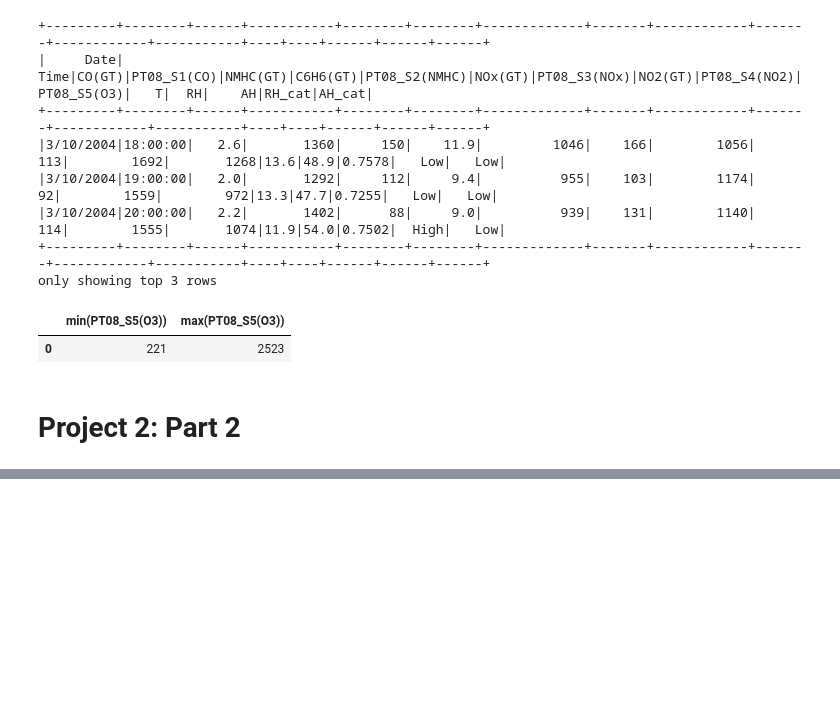
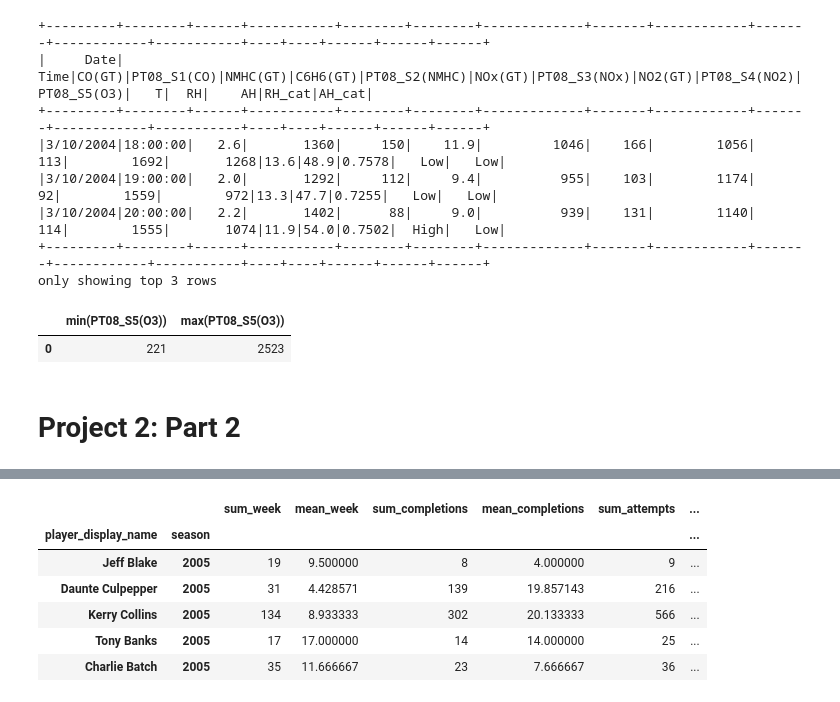
Before and after one commit to lytyler/ST554_project2, a Jupyter notebook: project2_part1b_part2.ipynb, the cells around one changed output, grey strips where cells are left out. Cells and saved outputs as stored; diff of their text form; code cells hidden in the pictures; blank space fills up the shorter version.

```diff
--- a/project2_part1b_part2.ipynb
+++ b/project2_part1b_part2.ipynb
@@ -345,0 +358,6 @@ sdc_air2.numColSummarizer(column = "PT08_S5(O3)")
+# %%
+#import modules
+import pandas as pd
+import numpy as np
+import pyspark.pandas as ps
+ps.set_option("compute.fail_on_ansi_mode", False)
@@ -345,0 +413,28 @@ sdc_air2.numColSummarizer(column = "PT08_S5(O3)")
+# %%
+#summarize data: grouped by name and season, sums and means for other vars
+nfl_summary = nfl_data_ps.loc[(nfl_data_ps.position == "QB") & \
+                (nfl_data_ps.season >= 2005) &
+                (nfl_data_ps.season_type == "REG"), \
+                ["player_display_name", "season", "week", "completions",
+                "attempts", "passing_yards", "passing_tds", "interceptions"]] \
+    .groupby(["player_display_name", "season"]) \
+    .agg(sum_week = ("week", "sum"), mean_week = ("week", "mean"),
+         sum_completions = ("completions", "sum"),
+         mean_completions = ("completions", "mean"),
+         sum_attempts = ("attempts", "sum"),
+         mean_attempts = ("attempts", "mean"),
+         sum_passing_yards = ("passing_yards", "sum"),
+         mean_passing_yards = ("passing_yards", "mean"),
+         sum_passing_tds = ("passing_tds", "sum"),
+         mean_passing_tds = ("passing_tds", "mean"),
+         sum_interceptions = ("interceptions", "sum"),
+         mean_interceptions = ("interceptions", "mean"))
+nfl_summary.head()
+# %% [output]
+|  |  | sum_week | mean_week | sum_completions | mean_completions | sum_attempts | ... |
+| player_display_name | season |  |  |  |  |  | ... |
+| Jeff Blake | 2005 | 19 | 9.500000 | 8 | 4.000000 | 9 | ... |
+| Daunte Culpepper | 2005 | 31 | 4.428571 | 139 | 19.857143 | 216 | ... |
+| Kerry Collins | 2005 | 134 | 8.933333 | 302 | 20.133333 | 566 | ... |
+| Tony Banks | 2005 | 17 | 17.000000 | 14 | 14.000000 | 25 | ... |
+| Charlie Batch | 2005 | 35 | 11.666667 | 23 | 7.666667 | 36 | ... |
```
Also changed, not shown: parts of 13 cells of this notebook.
